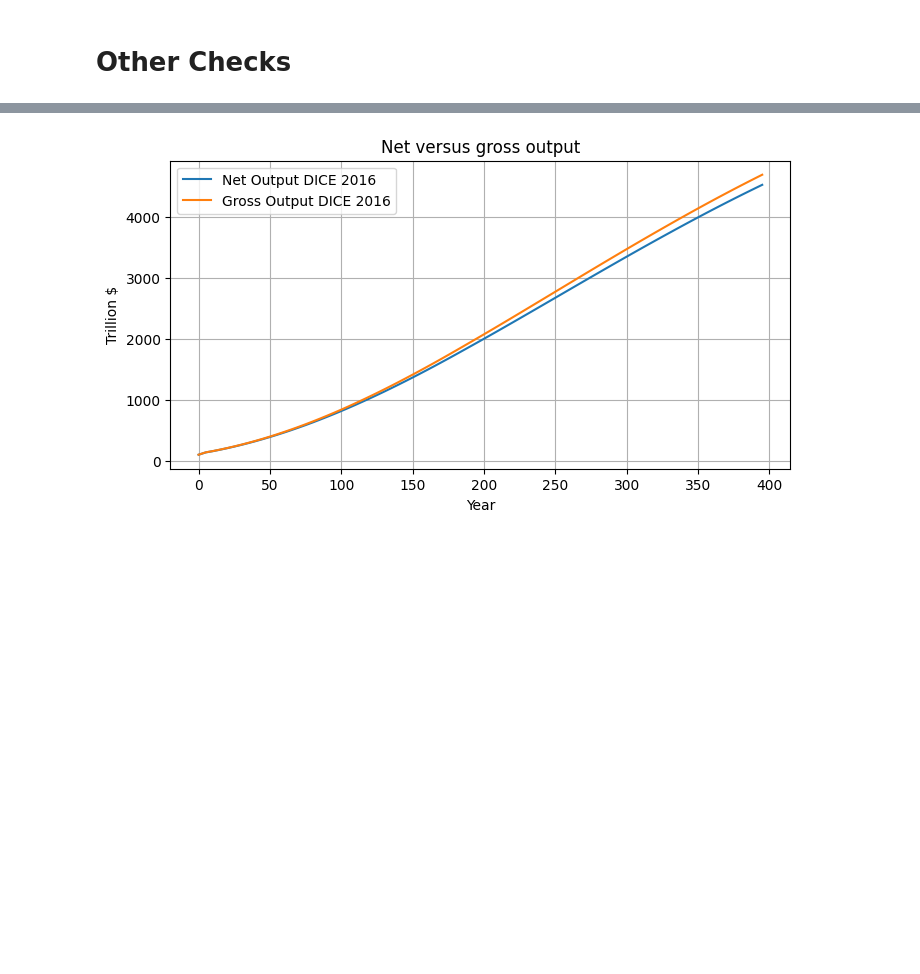
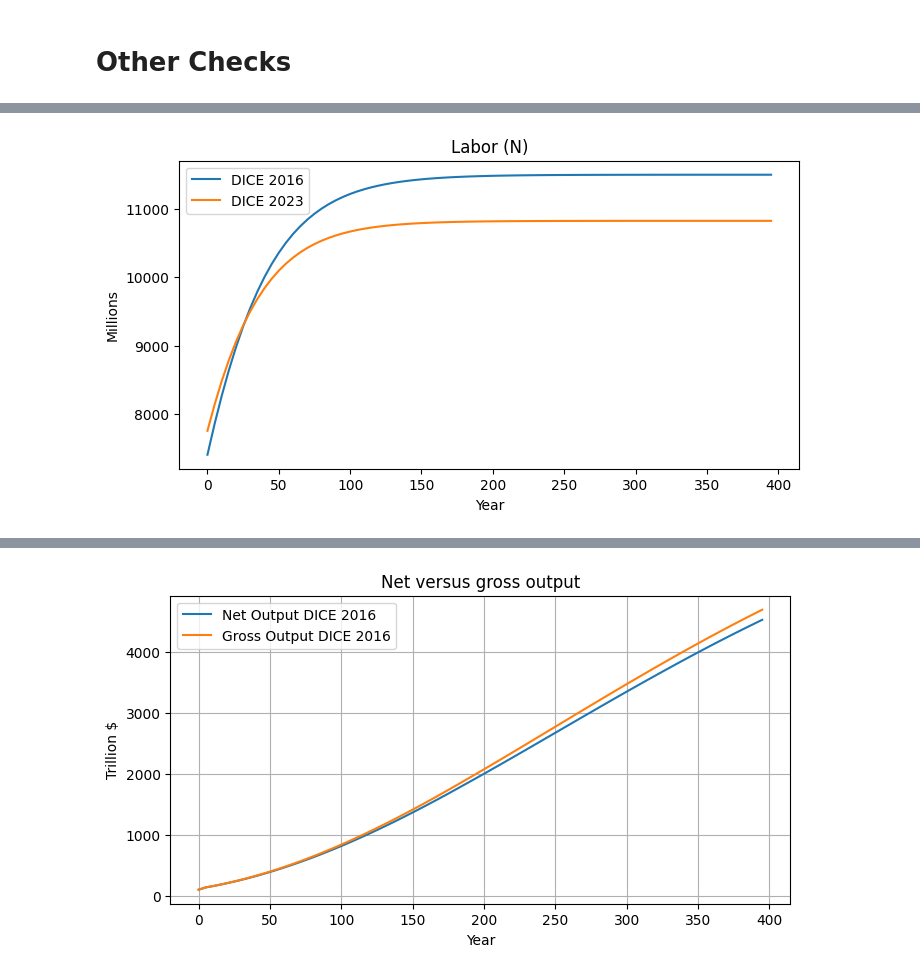
Before and after one commit to hermanvest/DNN-for-ACE, a Jupyter notebook: plotting/thesis_results.ipynb, the cells around one changed output, grey strips where cells are left out. Saved outputs shown, nothing was run; the diff lists cells and outputs as text; code cells hidden in the pictures; blank space fills up the shorter version.

```diff
--- a/plotting/thesis_results.ipynb
+++ b/plotting/thesis_results.ipynb
@@ -245,0 +280,15 @@ plt.show()
+# %%
+labor2016 = env2016.equations_of_motion.N_t.numpy()[:num_time_steps]
+labor2023 = env2023.equations_of_motion.N_t.numpy()[:num_time_steps]
+
+plt.figure(figsize=(8, 4))
+plt.plot(year_labels, labor2016, label='DICE 2016')
+plt.plot(year_labels, labor2023, label='DICE 2023')
+plt.title('Labor (N)')
+plt.xlabel('Year')
+plt.ylabel('Millions')
+plt.legend()
+plt.grid(False)
+plt.show()
+# %% [output]
+[figure, added]
```
Also changed, not shown: parts of 9 cells of this notebook, 3 other files.
